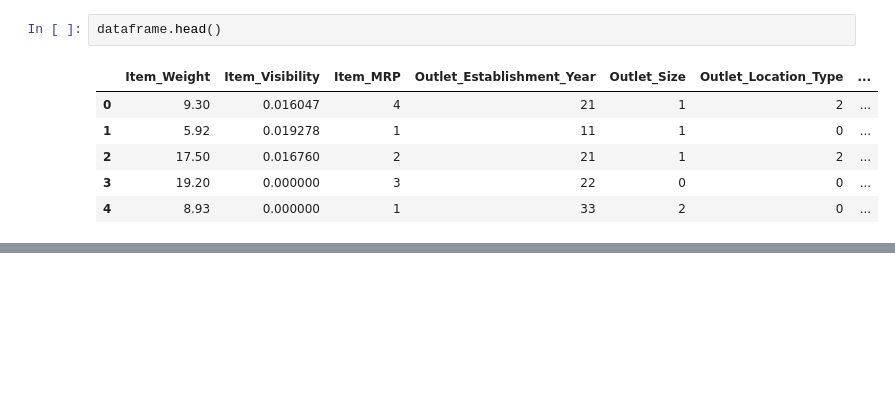
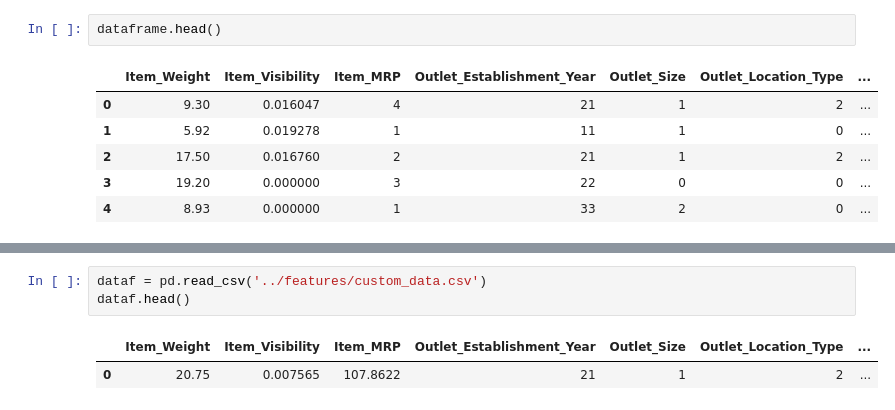
Before and after one commit to Hector242/aprendizaje_de_maquinas2_proyecto, a Jupyter notebook: Notebook/notebook_prueba.ipynb, the cells around one changed output, grey strips where cells are left out. Drawn from its saved outputs; the diff is of its cells as text; blank space fills up the shorter version.

```diff
--- a/Notebook/notebook_prueba.ipynb
+++ b/Notebook/notebook_prueba.ipynb
@@ -76,0 +150,6 @@ Intersección: 253.70
+# %%
+dataf = pd.read_csv('../features/custom_data.csv')
+dataf.head()
+# %% [output]
+|  | Item_Weight | Item_Visibility | Item_MRP | Outlet_Establishment_Year | Outlet_Size | Outlet_Location_Type | ... |
+| 0 | 20.75 | 0.007565 | 107.8622 | 21 | 1 | 2 | ... |
```
Also changed, not shown: parts of 8 cells of this notebook, 12 other files.
